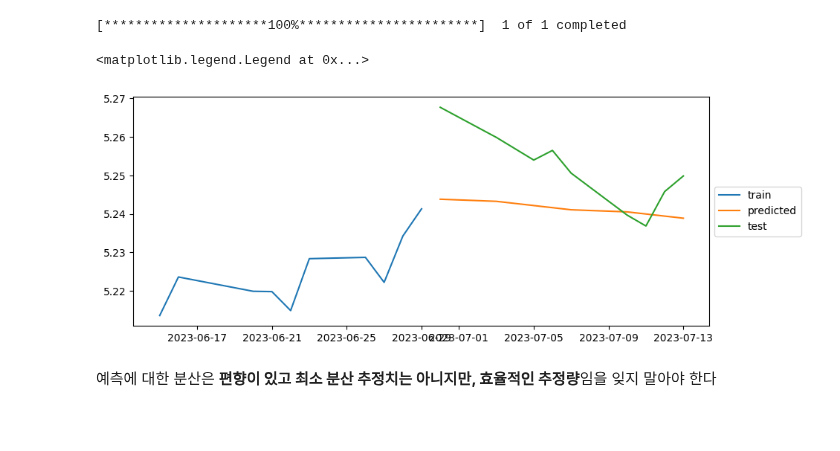
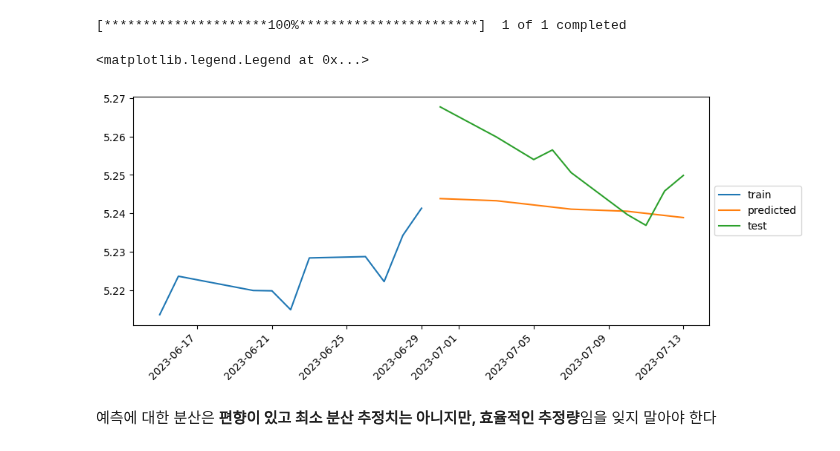
Before and after one commit to Tommylee1013/QUANTIFI, a Jupyter notebook: Week 05/Univariate Time Series.ipynb, the cells around one changed output. Cells and saved outputs as stored; diff of their text form; code cells hidden in the pictures; blank space fills up the shorter version.

```diff
--- a/Week 05/Univariate Time Series.ipynb
+++ b/Week 05/Univariate Time Series.ipynb
@@ -352,13 +339,14 @@ apple_new= yf.download('AAPL', start = start_date, end = end_date)
 # %%
 plt.figure(figsize = (10,4))
 plt.plot(model.fittedvalues[-10:], label = 'train')
 plt.plot(pd.date_range(start = '2023-06-30', periods = forecast_steps, freq='B'),
          model.forecast(steps = forecast_steps), label = 'predicted')
 plt.plot(np.log(apple_new.Close), label = 'test')
+plt.xticks(rotation = 45, ha = 'right')
 plt.legend(loc = 'center left', bbox_to_anchor = (1, 0.5))
 # %% [output]
 <matplotlib.legend.Legend at 0x...>
-[figure, old version]
+[figure, new version]
 # %% [markdown]
 예측에 대한 분산은 **편향이 있고 최소 분산 추정치는 아니지만, 효율적인 추정량**임을 잊지 말아야 한다
 # %% [markdown]
```
Also changed, not shown: parts of 4 cells of this notebook.
